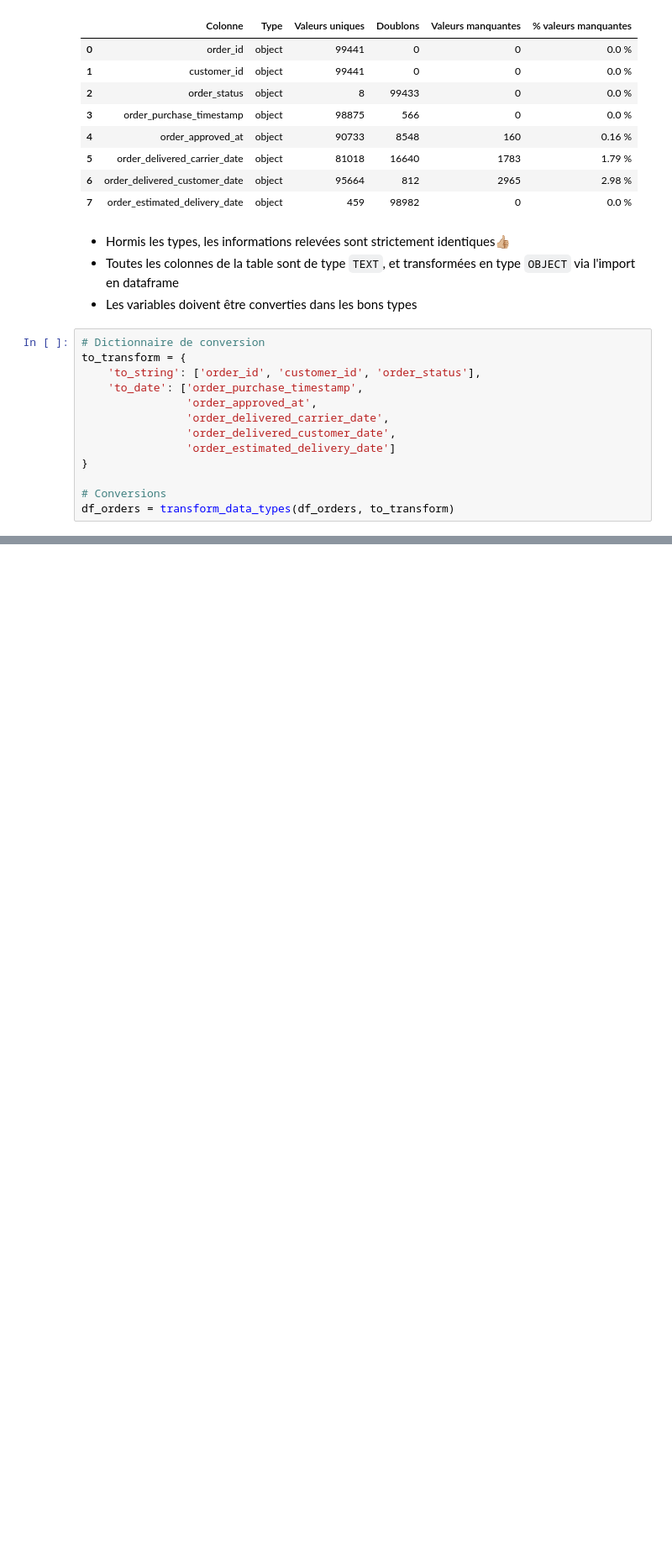
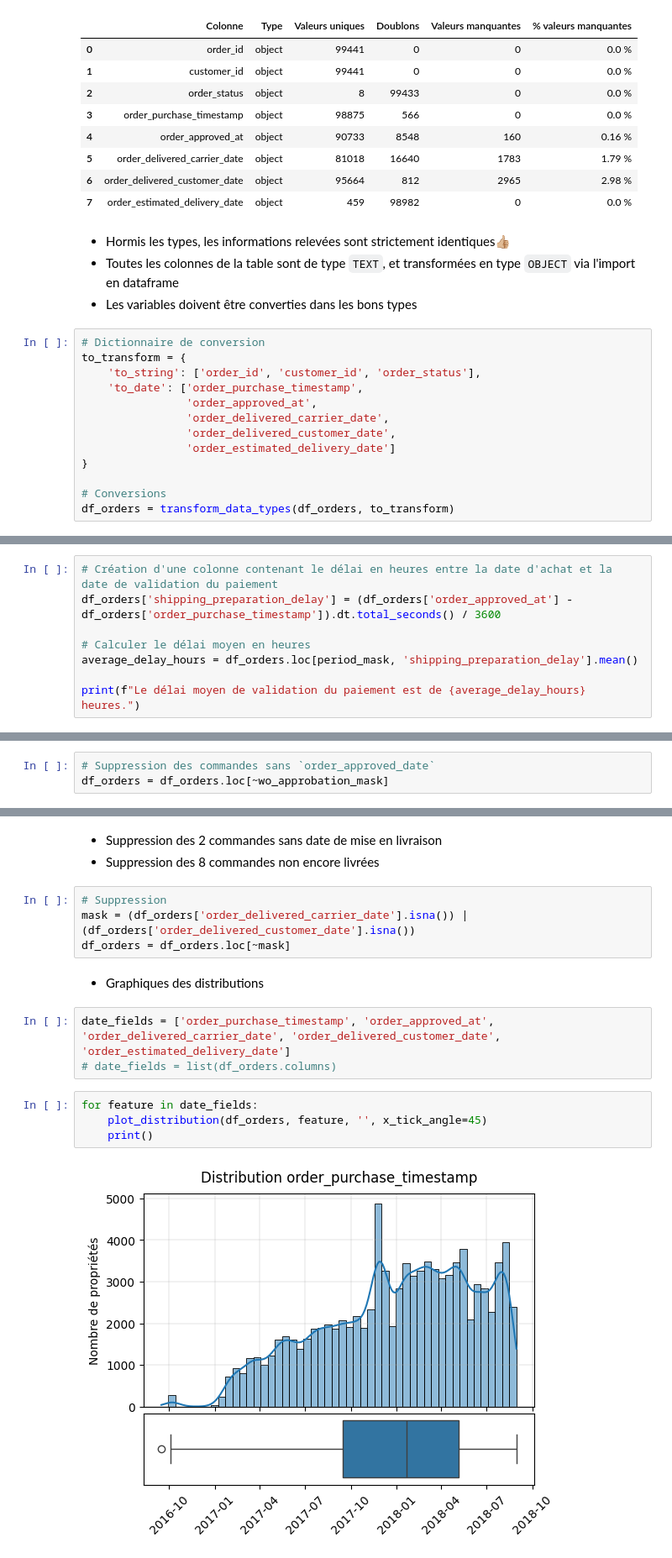
Before and after one commit to Christophe-Aballea/OC_projet5_Segmentez_des_clients_d_un_site_ecommerce, a Jupyter notebook: P05_Notebook2_EDA_FE.ipynb, the cells around one changed output, grey strips where cells are left out. Shown at 84% size. Saved outputs shown, nothing was run; the diff lists cells and outputs as text; blank space fills up the shorter version.

Commit message:
Fonction 'plot_distribution()', début analyse univariée

```diff
--- a/P05_Notebook2_EDA_FE.ipynb
+++ b/P05_Notebook2_EDA_FE.ipynb
@@ -262,0 +436,8 @@ df_orders.describe()
+# %%
+# Création d'une colonne contenant le délai en heures entre la date d'achat et la date de validation du paiement
+df_orders['shipping_preparation_delay'] = (df_orders['order_approved_at'] - df_orders['order_purchase_timestamp']).dt.total_seconds() / 3600
+
+# Calculer le délai moyen en heures
+average_delay_hours = df_orders.loc[period_mask, 'shipping_preparation_delay'].mean()
+
+print(f"Le délai moyen de validation du paiement est de {average_delay_hours} heures.")
@@ -262,0 +463,3 @@ df_orders.describe()
+# %%
+# Suppression des commandes sans `order_approved_date`
+df_orders = df_orders.loc[~wo_approbation_mask]
@@ -262,0 +476,18 @@ df_orders.describe()
+# %% [markdown]
+* Suppression des 2 commandes sans date de mise en livraison
+* Suppression des 8 commandes non encore livrées
+# %%
+# Suppression
+mask = (df_orders['order_delivered_carrier_date'].isna()) | (df_orders['order_delivered_customer_date'].isna())
+df_orders = df_orders.loc[~mask]
+# %% [markdown]
+* Graphiques des distributions
+# %%
+date_fields = ['order_purchase_timestamp', 'order_approved_at', 'order_delivered_carrier_date', 'order_delivered_customer_date', 'order_estimated_delivery_date']
+# date_fields = list(df_orders.columns)
+# %%
+for feature in date_fields:
+    plot_distribution(df_orders, feature, '', x_tick_angle=45)
+    print()
+# %% [output]
+[figure, added]
```
Also changed, not shown: parts of 33 cells of this notebook, 1 other file.
